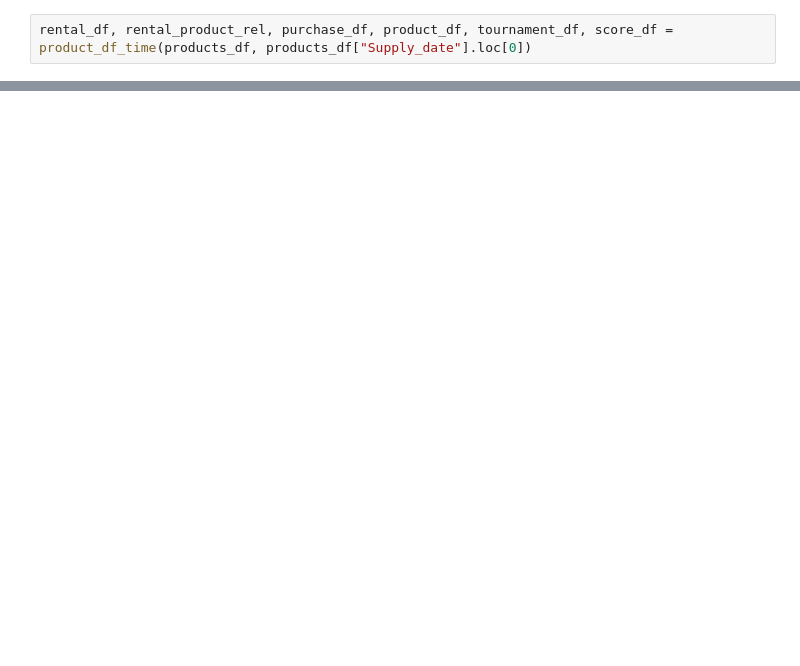
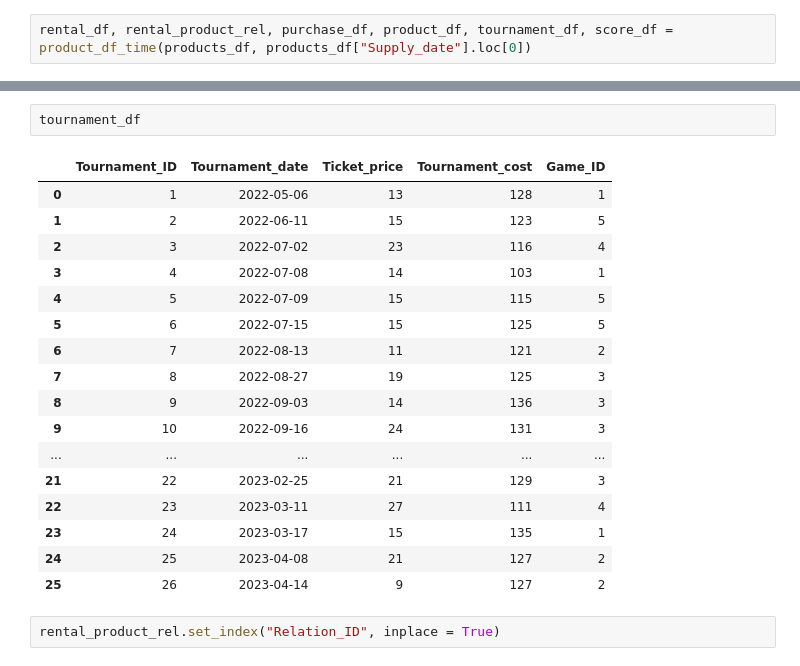
Before and after one commit to martyna-B/rental_games_shop, a Jupyter notebook: Creating Rental, Rental_product_rel, Purchase, Product, Game, Tournament, Score.ipynb, the cells around one changed output, grey strips where cells are left out. Drawn from its saved outputs; the diff is of its cells as text; blank space fills up the shorter version.

```diff
--- a/Creating Rental, Rental_product_rel, Purchase, Product, Game, Tournament, Score.ipynb
+++ b/Creating Rental, Rental_product_rel, Purchase, Product, Game, Tournament, Score.ipynb
@@ -270,0 +304,22 @@ rental_df, rental_product_rel, purchase_df, product_df, tournament_df, score_df
+# %%
+tournament_df
+# %% [output]
+|  | Tournament_ID | Tournament_date | Ticket_price | Tournament_cost | Game_ID |
+| 0 | 1 | 2022-05-06 | 13 | 128 | 1 |
+| 1 | 2 | 2022-06-11 | 15 | 123 | 5 |
+| 2 | 3 | 2022-07-02 | 23 | 116 | 4 |
+| 3 | 4 | 2022-07-08 | 14 | 103 | 1 |
+| 4 | 5 | 2022-07-09 | 15 | 115 | 5 |
+| 5 | 6 | 2022-07-15 | 15 | 125 | 5 |
+| 6 | 7 | 2022-08-13 | 11 | 121 | 2 |
+| 7 | 8 | 2022-08-27 | 19 | 125 | 3 |
+| 8 | 9 | 2022-09-03 | 14 | 136 | 3 |
+| 9 | 10 | 2022-09-16 | 24 | 131 | 3 |
+| ... | ... | ... | ... | ... | ... |
+| 21 | 22 | 2023-02-25 | 21 | 129 | 3 |
+| 22 | 23 | 2023-03-11 | 27 | 111 | 4 |
+| 23 | 24 | 2023-03-17 | 15 | 135 | 1 |
+| 24 | 25 | 2023-04-08 | 21 | 127 | 2 |
+| 25 | 26 | 2023-04-14 | 9 | 127 | 2 |
+# %%
+rental_product_rel.set_index("Relation_ID", inplace = True)
```
Also changed, not shown: parts of 12 cells of this notebook, 5 other files.
